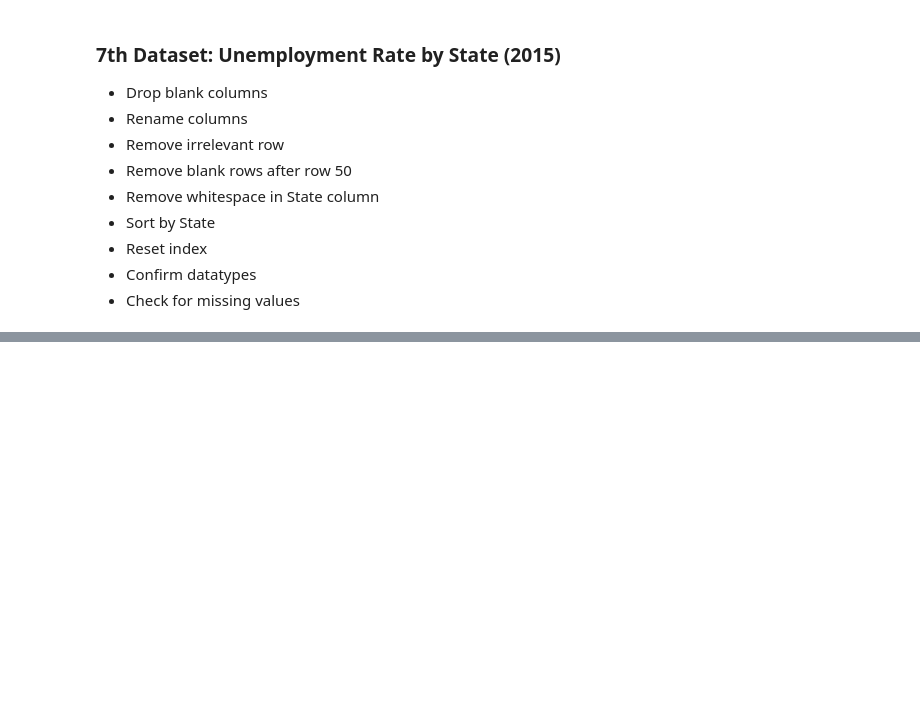
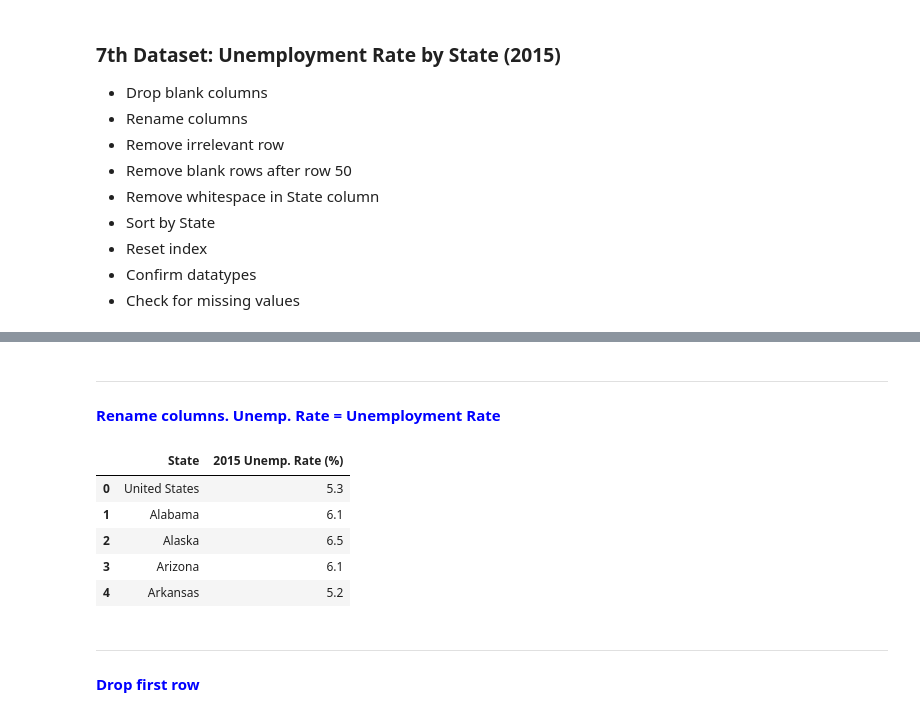
Before and after one commit to vandrade88/ETL-project, a Jupyter notebook: ETL Project.ipynb, the cells around one changed output, grey strips where cells are left out. Cells and saved outputs as stored; diff of their text form; code cells hidden in the pictures; blank space fills up the shorter version.

```diff
--- a/ETL Project.ipynb
+++ b/ETL Project.ipynb
@@ -1133,0 +1182,16 @@ dtype: int64
+# %% [markdown]
+***
+<font color = blue>__Rename columns. Unemp. Rate = Unemployment Rate__</font>
+# %%
+unemp_2015_df = unemp_2015_df.rename(columns = {"2015 Rate": "2015 Unemp. Rate (%)"})
+unemp_2015_df.head()
+# %% [output]
+|  | State | 2015 Unemp. Rate (%) |
+| 0 | United States | 5.3 |
+| 1 | Alabama | 6.1 |
+| 2 | Alaska | 6.5 |
+| 3 | Arizona | 6.1 |
+| 4 | Arkansas | 5.2 |
+# %% [markdown]
+***
+<font color = blue>__Drop first row__</font>
```
Also changed, not shown: parts of 10 cells of this notebook.
